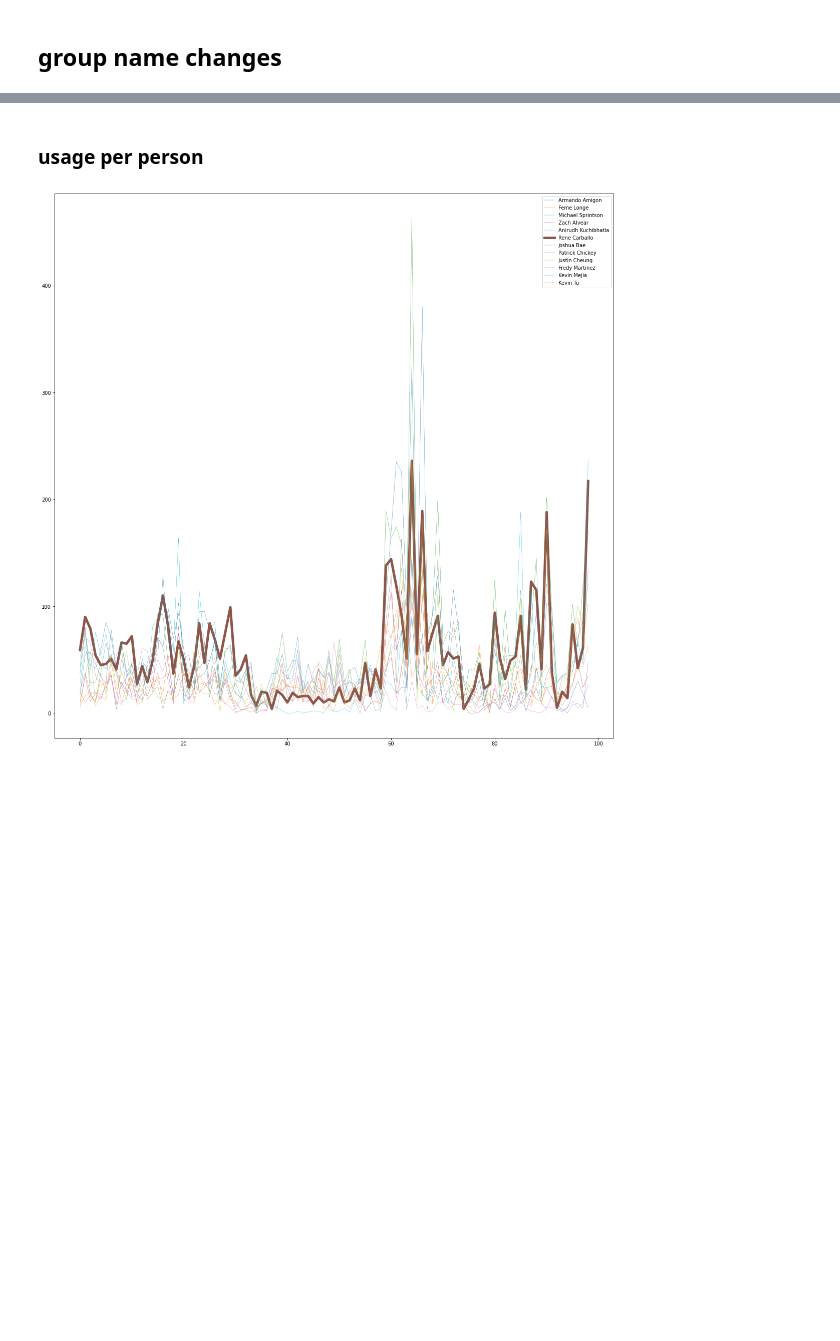
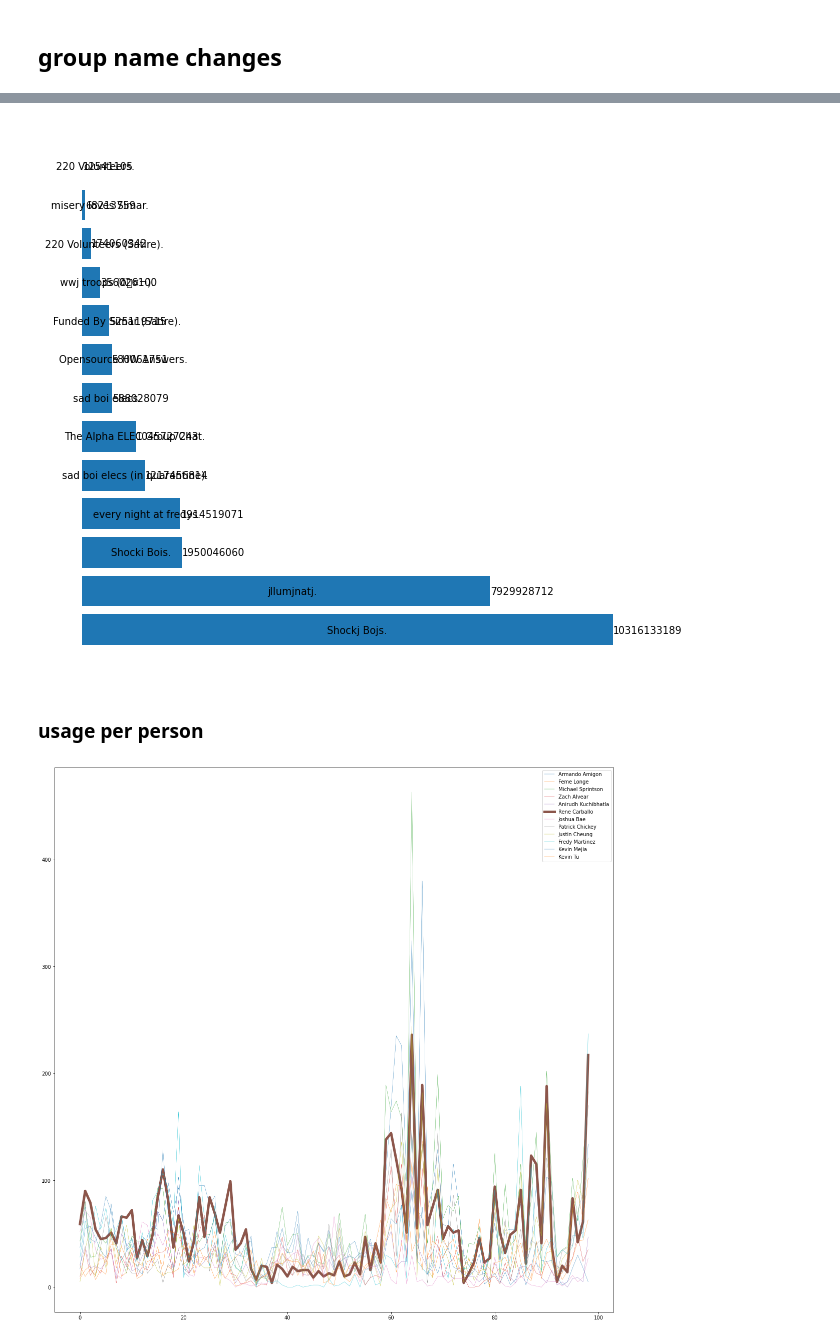
Before and after one commit to michaelsprintson/facebook_groups_analytics, a Jupyter notebook: init_attempt.ipynb, the cells around one changed output, grey strips where cells are left out. Saved outputs shown, nothing was run; the diff lists cells and outputs as text; code cells hidden in the pictures; blank space fills up the shorter version.

```diff
--- a/init_attempt.ipynb
+++ b/init_attempt.ipynb
@@ -222,5 +186,5 @@ dtype: int64
 # %% [markdown]
  ## group name changes
 # %%
-pd.Series(group_name_changes_timeline(total_messages))
+plot_dict(group_name_changes_timeline(total_messages));
 # %% [output]
@@ -244,3 +191,4 @@ dtype: int64
+[figure, added]
 # %% [markdown]
 ### usage per person
 # %%
```
Also changed, not shown: parts of 10 cells of this notebook, 1 other file.
